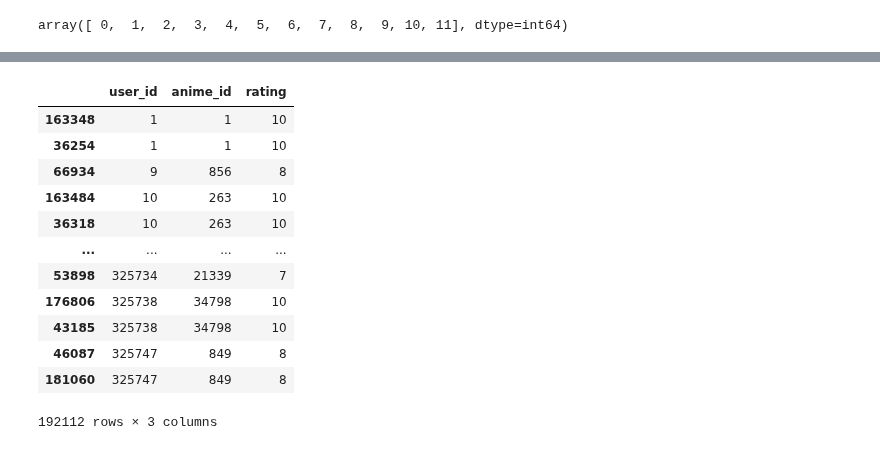
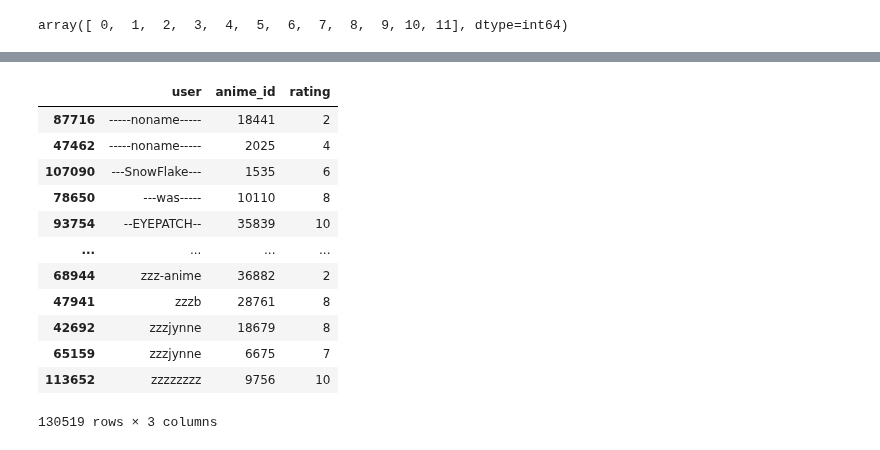
Before and after one commit to Zenoix/Anime-Recommendations, a Jupyter notebook: deployment data/data cleaning.ipynb, the cells around one changed output, grey strips where cells are left out. Saved outputs shown, nothing was run; the diff lists cells and outputs as text; code cells hidden in the pictures.

```diff
--- a/deployment data/data cleaning.ipynb
+++ b/deployment data/data cleaning.ipynb
@@ -85,4 +136,4 @@ rating_df.head()
 # %%
-rating_df = rating_df[["uid", "anime_uid", "score"]]
+rating_df = rating_df[["profile", "anime_uid", "score"]]
 rating_df.head()
 # %% [output]
@@ -94,0 +146,3 @@ rating_df.head()
+# %%
+rating_df.reset_index(drop=True, inplace=True)
+rating_df.head()
@@ -95,4 +156,4 @@ rating_df.head()
 # %%
-rating_df.columns = ["user_id", "anime_id", "rating"]
+rating_df.columns = ["user", "anime_id", "rating"]
 rating_df.head()
 # %% [output]
@@ -130,4 +191,4 @@ rating_df[rating_df["rating"] > 10]
 # %%
-rating_df.loc[119190, "rating"] = 10
+rating_df.loc[57712, "rating"] = 10
 rating_df[rating_df["rating"] > 10]
 # %% [output]
@@ -140,20 +206,20 @@ rating_df[rating_df["rating"] == 0]
 # %%
-rating_df.sort_values("user_id", inplace=True)
+rating_df = rating_df.sort_values("user")
 rating_df
 # %% [output]
-|  | user_id | anime_id | rating |
-| 163348 | 1 | 1 | 10 |
-| 36254 | 1 | 1 | 10 |
-| 66934 | 9 | 856 | 8 |
-| 163484 | 10 | 263 | 10 |
-| 36318 | 10 | 263 | 10 |
+|  | user | anime_id | rating |
+| 87716 | -----noname----- | 18441 | 2 |
+| 47462 | -----noname----- | 2025 | 4 |
+| 107090 | ---SnowFlake--- | 1535 | 6 |
+| 78650 | ---was----- | 10110 | 8 |
+| 93754 | --EYEPATCH-- | 35839 | 10 |
 | ... | ... | ... | ... |
-| 53898 | 325734 | 21339 | 7 |
-| 176806 | 325738 | 34798 | 10 |
-| 43185 | 325738 | 34798 | 10 |
-| 46087 | 325747 | 849 | 8 |
-| 181060 | 325747 | 849 | 8 |
+| 68944 | zzz-anime | 36882 | 2 |
+| 47941 | zzzb | 28761 | 8 |
+| 42692 | zzzjynne | 18679 | 8 |
+| 65159 | zzzjynne | 6675 | 7 |
+| 113652 | zzzzzzzz | 9756 | 10 |
-192112 rows × 3 columns
+130519 rows × 3 columns
 # %%
 anime_df.to_csv("cleaned_anime.csv", index=False)
 rating_df.to_csv("cleaned_rating.csv", index=False)
```
Also changed, not shown: parts of 11 cells of this notebook.
